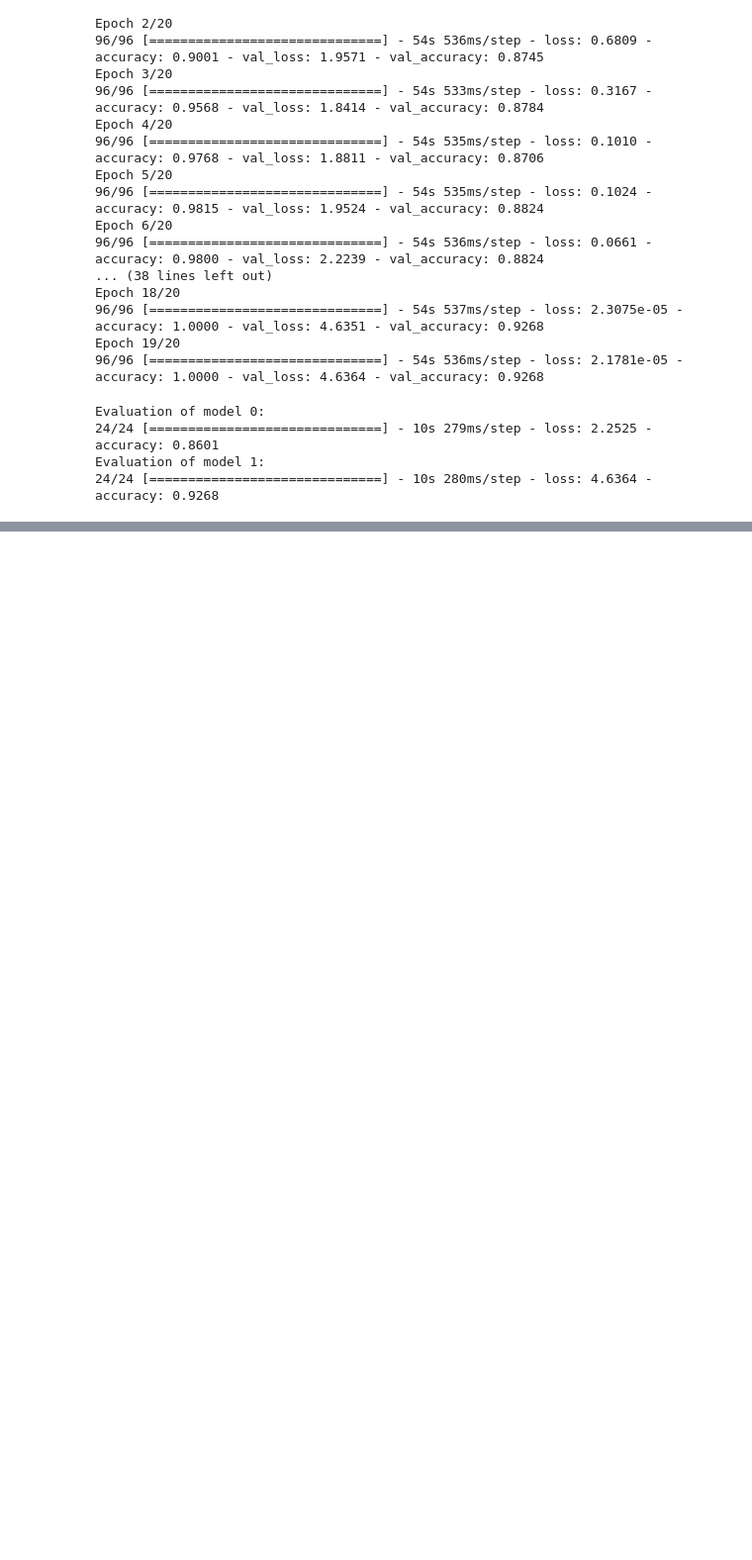
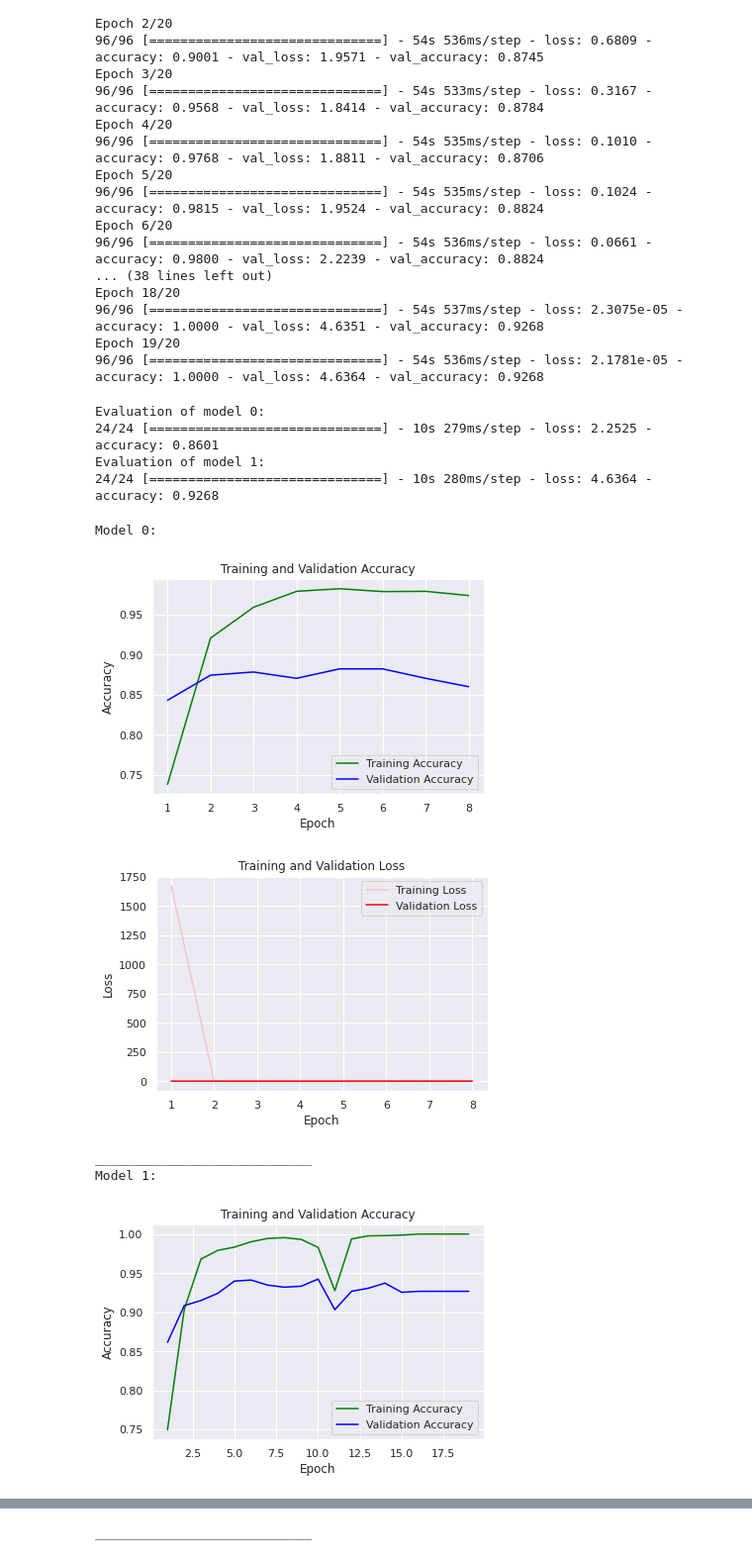
Before and after one commit to GoetheUniCV/cvproject, a Jupyter notebook: models/benchmark.ipynb, the cells around one changed output, grey strips where cells are left out. Shown: that part at 99% size. Saved outputs shown, nothing was run; the diff lists cells and outputs as text; code cells hidden in the pictures; blank space fills up the shorter version.

```diff
--- a/models/benchmark.ipynb
+++ b/models/benchmark.ipynb
@@ -215,30 +215,40 @@ Evaluation of model 0:
 Evaluation of model 1:
 24/24 [==============================] - 10s 280ms/step - loss: 4.6364 - accuracy: 0.9268
 # %%
-#plotting training values
-sns.set()
+for i, history in enumerate(histories):
+  print(f'Model {i}:')
+  #plotting training values
+  sns.set()
 
-acc = history.history['accuracy']
-val_acc = history.history['val_accuracy']
-loss = history.history['loss']
-val_loss = history.history['val_loss']
-epochs = range(1, len(loss) + 1)
+  acc = history.history['accuracy']
+  val_acc = history.history['val_accuracy']
+  loss = history.history['loss']
+  val_loss = history.history['val_loss']
+  epochs = range(1, len(loss) + 1)
 
-#accuracy plot
-plt.plot(epochs, acc, color='green', label='Training Accuracy')
-plt.plot(epochs, val_acc, color='blue', label='Validation Accuracy')
-plt.title('Training and Validation Accuracy')
-plt.ylabel('Accuracy')
-plt.xlabel('Epoch')
-plt.legend()
+  #accuracy plot
+  plt.plot(epochs, acc, color='green', label='Training Accuracy')
+  plt.plot(epochs, val_acc, color='blue', label='Validation Accuracy')
+  plt.title('Training and Validation Accuracy')
+  plt.ylabel('Accuracy')
+  plt.xlabel('Epoch')
+  plt.legend()
 
-plt.figure()
-#loss plot
-plt.plot(epochs, loss, color='pink', label='Training Loss')
-plt.plot(epochs, val_loss, color='red', label='Validation Loss')
-plt.title('Training and Validation Loss')
-plt.xlabel('Epoch')
-plt.ylabel('Loss')
-plt.legend()
+  plt.figure()
+  #loss plot
+  plt.plot(epochs, loss, color='pink', label='Training Loss')
+  plt.plot(epochs, val_loss, color='red', label='Validation Loss')
+  plt.title('Training and Validation Loss')
+  plt.xlabel('Epoch')
+  plt.ylabel('Loss')
+  plt.legend()
 
-plt.show()
+  plt.show()
+  print('____________________________')
+# %% [output]
+Model 0:
+[figure, added]
+[figure, added]
+____________________________
+Model 1:
+[figure, added]
@@ -245 +256,2 @@ plt.show()
+____________________________
 # %%
```
Also changed, not shown: parts of 7 cells of this notebook.
